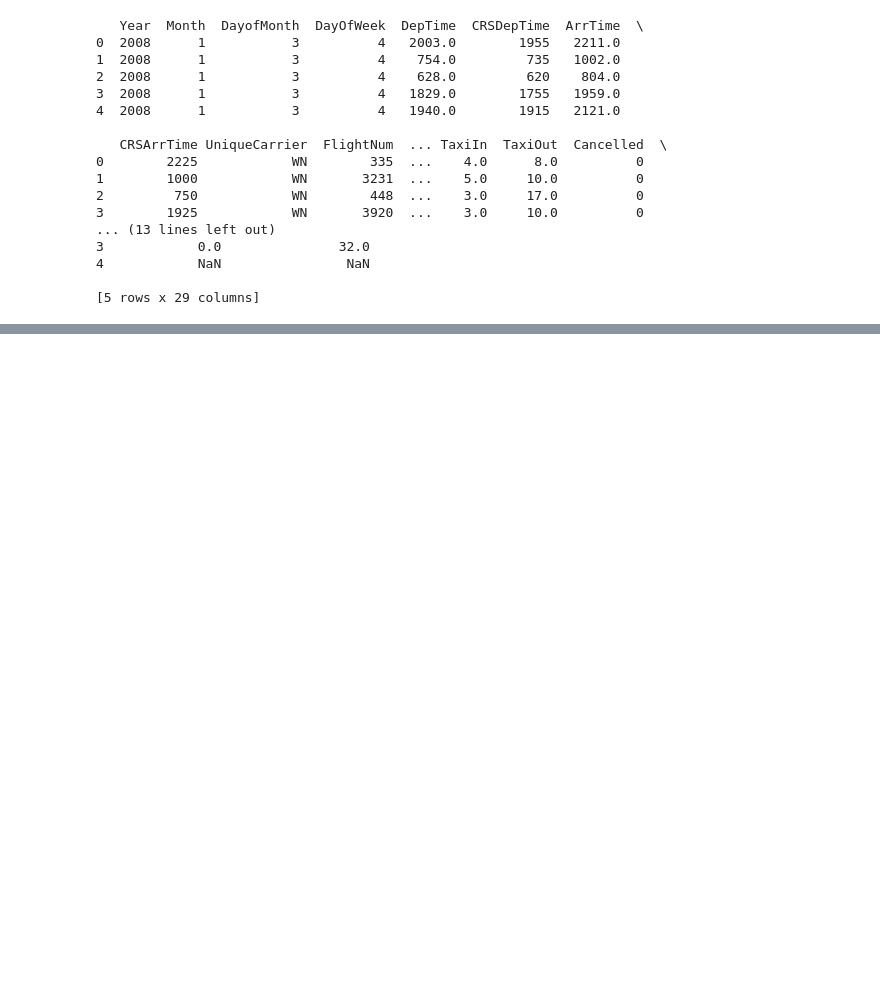
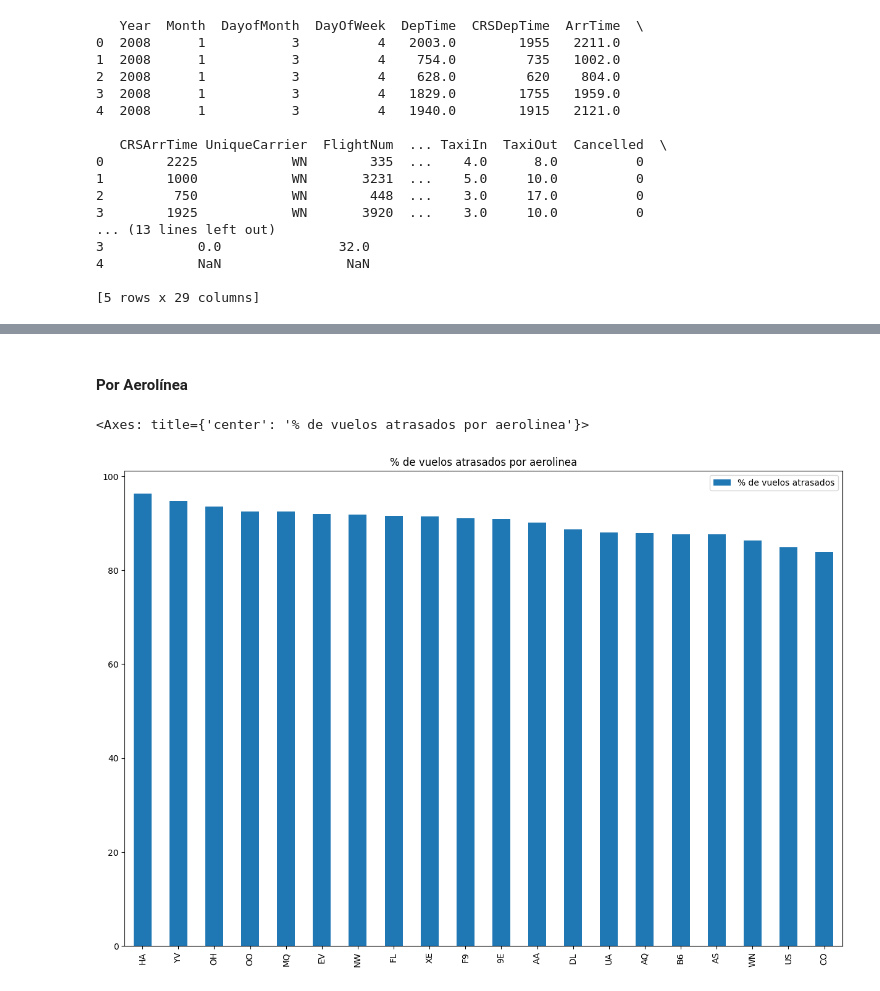
Before and after one commit to ManuelR11/ProyectoFinal_DataScience, a Jupyter notebook: ProyectoFinal.ipynb, the cells around one changed output, grey strips where cells are left out. Drawn from its saved outputs; the diff is of its cells as text; code cells hidden in the pictures; blank space fills up the shorter version.

```diff
--- a/ProyectoFinal.ipynb
+++ b/ProyectoFinal.ipynb
@@ -160,0 +267,16 @@ dtype: int64
+# %% [markdown]
+#### Por Aerolínea
+# %%
+# Porcentaje de vuelos atrasados por aerolinea
+
+aerolineas = {}
+for i in df['UniqueCarrier'].unique():
+    aerolineas[i] = [df[df['UniqueCarrier'] == i].shape[0], df[(df['UniqueCarrier'] == i) & (df['ArrDelay'] > 0)].shape[0]]
+
+aerolineas = pd.DataFrame(aerolineas, index=['Total', 'Delayed']).T
+aerolineas['% de vuelos atrasados'] = aerolineas['Delayed'] / aerolineas['Total'] * 100
+aerolineas = aerolineas.sort_values('% de vuelos atrasados', ascending=False)
+aerolineas.plot(kind='bar', y='% de vuelos atrasados', figsize=(15, 10), title='% de vuelos atrasados por aerolinea')
+# %% [output]
+<Axes: title={'center': '% de vuelos atrasados por aerolinea'}>
+[figure, added]
```
Also changed, not shown: parts of 33 cells of this notebook, 1 other file.
